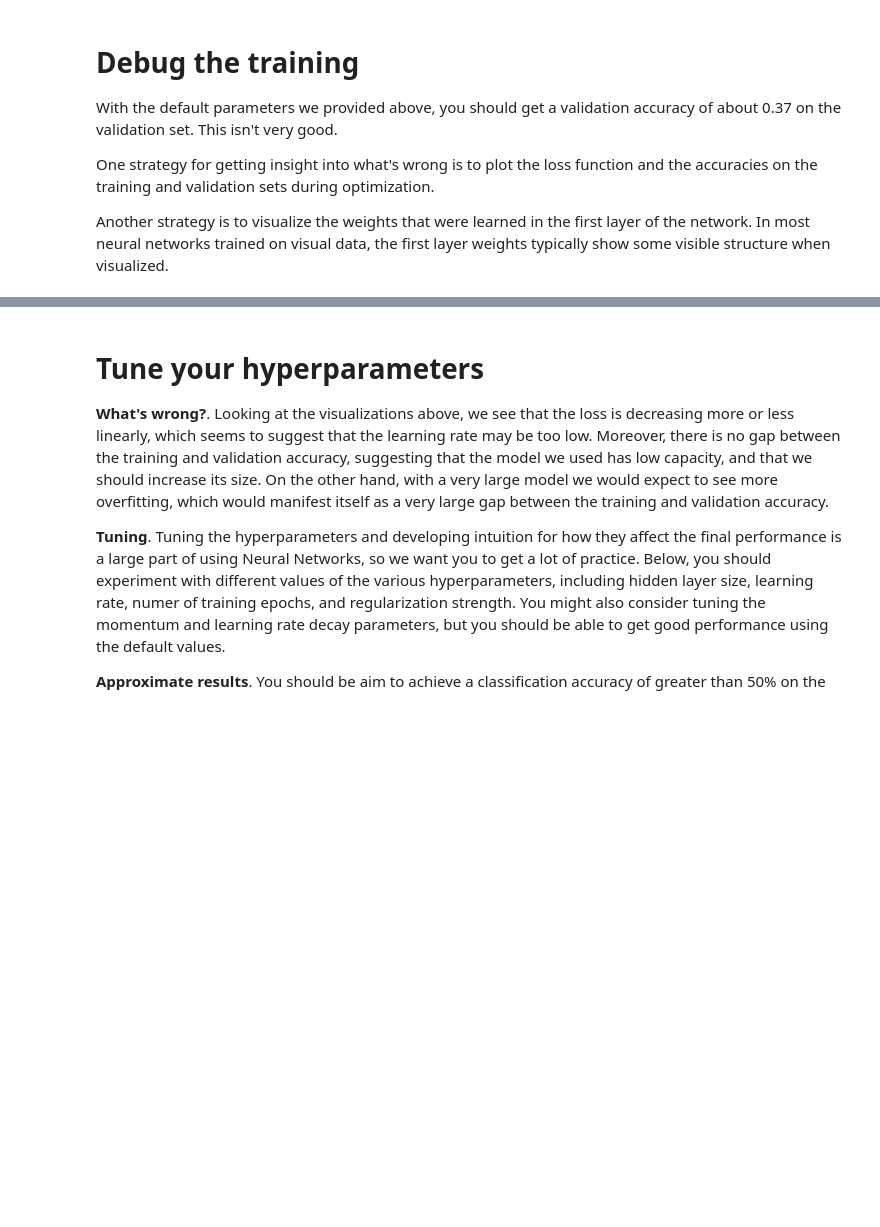
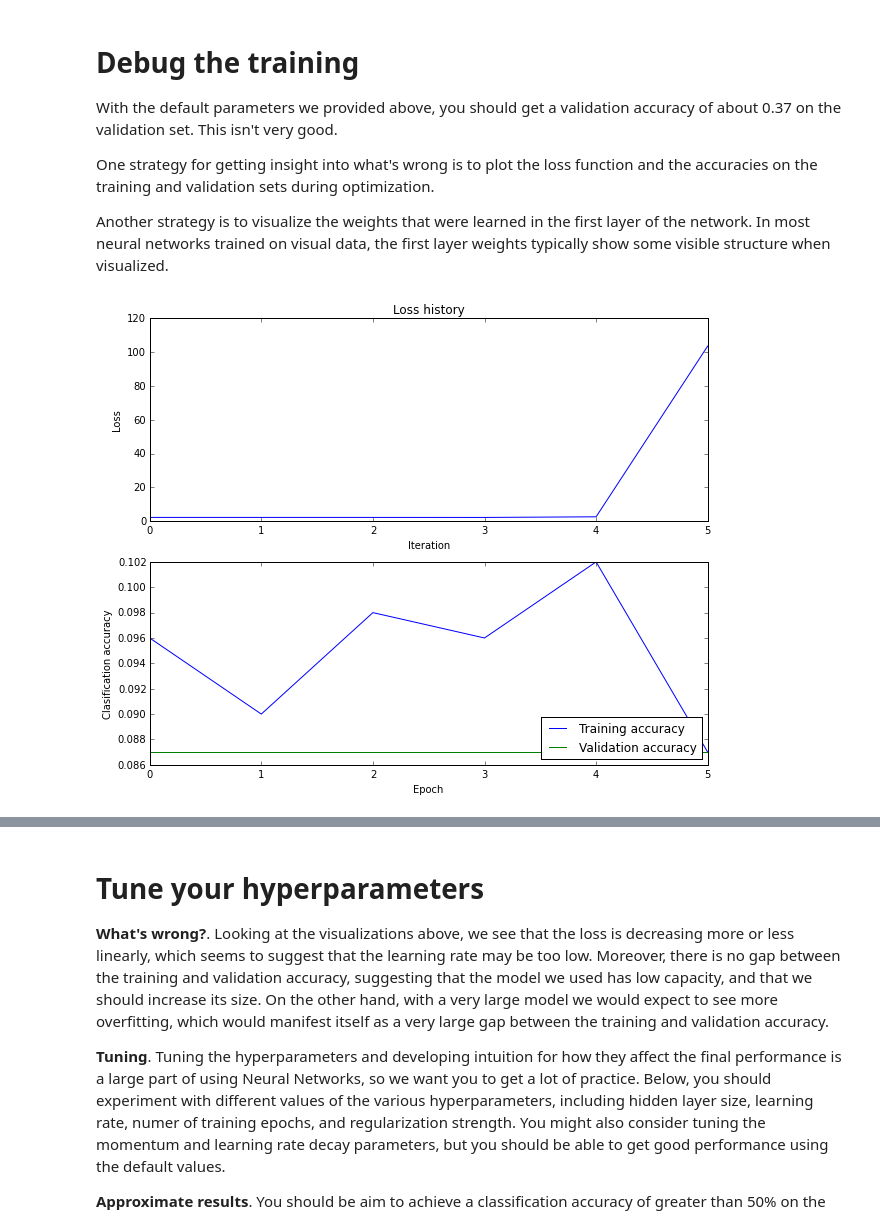
Before and after one commit to axydes/cs231n, a Jupyter notebook: assignment2/two_layer_net.ipynb, the cells around one changed output, grey strips where cells are left out. Drawn from its saved outputs; the diff is of its cells as text; code cells hidden in the pictures; blank space fills up the shorter version.

Commit message:
Assgn2: Made good progress on training the 2 layer nn.

```diff
--- a/assignment2/two_layer_net.ipynb
+++ b/assignment2/two_layer_net.ipynb
@@ -270,18 +295,24 @@ One strategy for getting insight into what's wrong is to plot the loss function
 Another strategy is to visualize the weights that were learned in the first layer of the network. In most neural networks trained on visual data, the first layer weights typically show some visible structure when visualized.
 # %%
 # Plot the loss function and train / validation accuracies
-plt.subplot(2, 1, 1)
-plt.plot(loss_history)
-plt.title('Loss history')
-plt.xlabel('Iteration')
-plt.ylabel('Loss')
+def plot_loss_and_accuracies(loss_history,train_acc,val_acc):
+    plt.subplot(2, 1, 1)
+    plt.plot(loss_history)
+    plt.title('Loss history')
+    plt.xlabel('Iteration')
+    plt.ylabel('Loss')
 
-plt.subplot(2, 1, 2)
-plt.plot(train_acc)
-plt.plot(val_acc)
-plt.legend(['Training accuracy', 'Validation accuracy'], loc='lower right')
-plt.xlabel('Epoch')
-plt.ylabel('Clasification accuracy')
+    plt.subplot(2, 1, 2)
+    plt.plot(train_acc)
+    plt.plot(val_acc)
+    plt.legend(['Training accuracy', 'Validation accuracy'], loc='lower right')
+    plt.xlabel('Epoch')
+    plt.ylabel('Clasification accuracy')
+    plt.show()
+
+plot_loss_and_accuracies(loss_history,train_acc,val_acc)
+# %% [output]
+[figure, added]
 # %%
 from cs231n.vis_utils import visualize_grid
 
```
Also changed, not shown: parts of 5 cells of this notebook, 1 other file.
